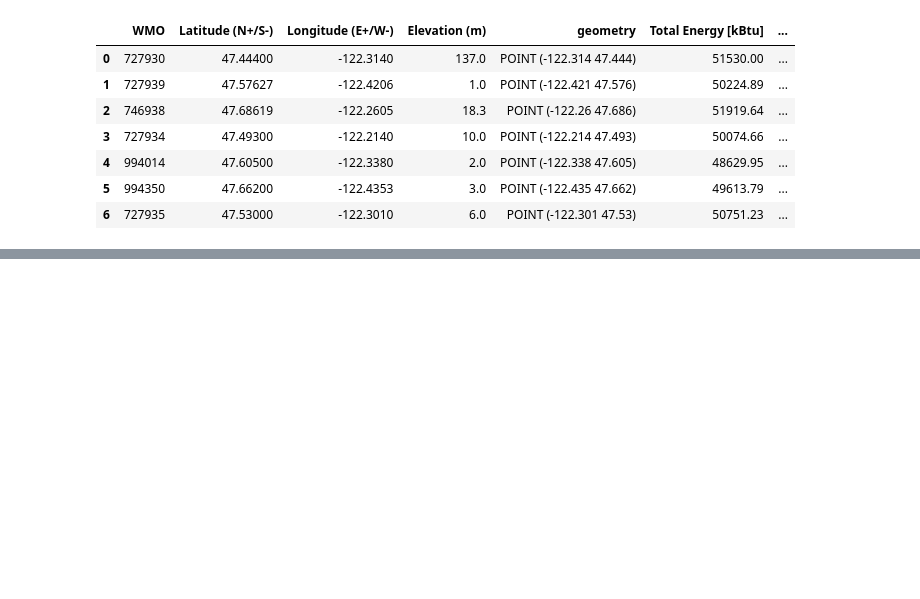
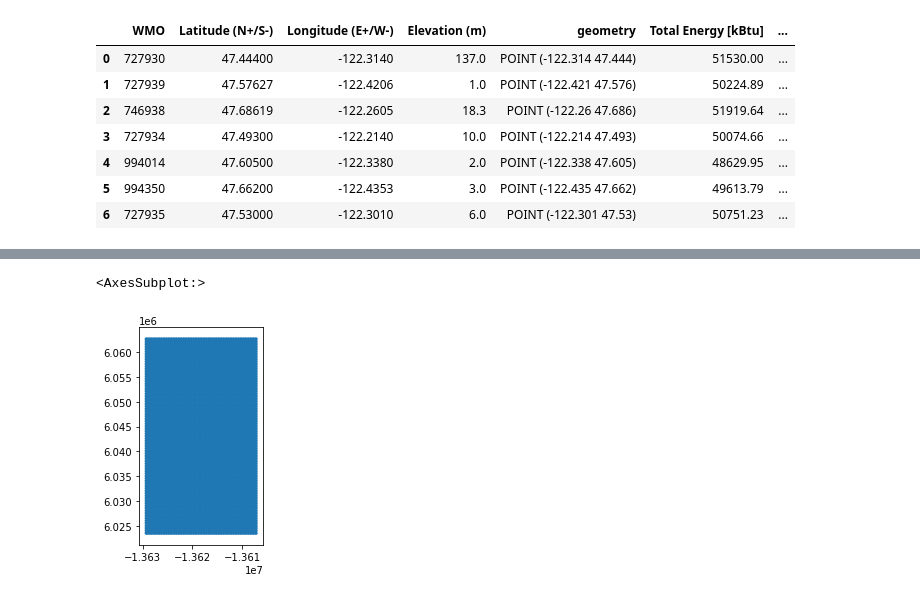
Before and after one commit to aworthyperson/Paper_three_map, a Jupyter notebook: 3_gridding_and_modeling.ipynb, the cells around one changed output, grey strips where cells are left out. Cells and saved outputs as stored; diff of their text form; code cells hidden in the pictures; blank space fills up the shorter version.

```diff
--- a/3_gridding_and_modeling.ipynb
+++ b/3_gridding_and_modeling.ipynb
@@ -254,9 +265,0 @@ plt.show()
-# %%
-# add water varaibels into here
-target = 'Total Energy [kBtu]'
-
-X_grid = grid_gdf[features]
-
-y_grid_RF = RF_model.predict(X_grid)
-
-grid_gdf['aq_pred_RF']= y_grid_RF
@@ -264,0 +361,13 @@ KeyError: "None of [Index(['Elevation (m)', 'streets_length_370', 'avg_canopy_97
+# %%
+streets = streets.to_crs(epsg=3857)
+grid_gdf = grid_gdf.to_crs(epsg=3857)
+# %%
+grid_gdf_370= buffers_dict[370]
+
+grid_gdf_370 = grid_gdf_370.to_crs(epsg=3857)
+grid_gdf = grid_gdf.to_crs(epsg=3857)
+
+grid_gdf_370.plot()
+# %% [output]
+<AxesSubplot:>
+[figure, added]
```
Also changed, not shown: parts of 69 cells of this notebook, 10 other files.
